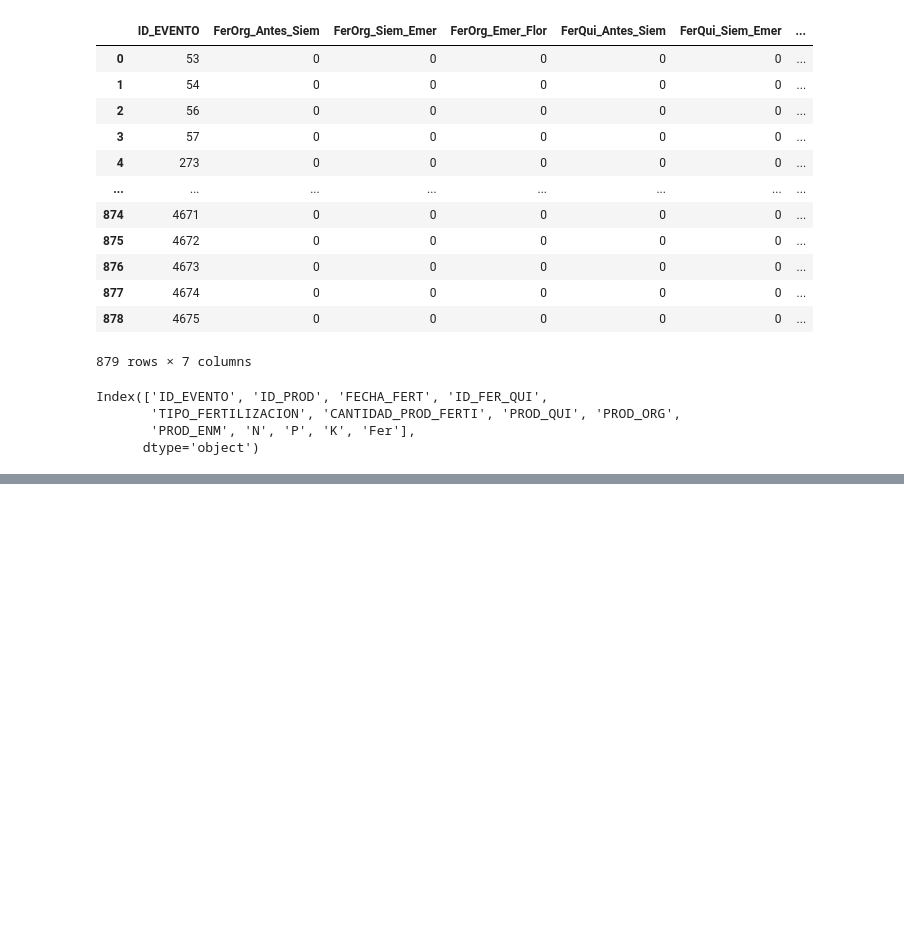
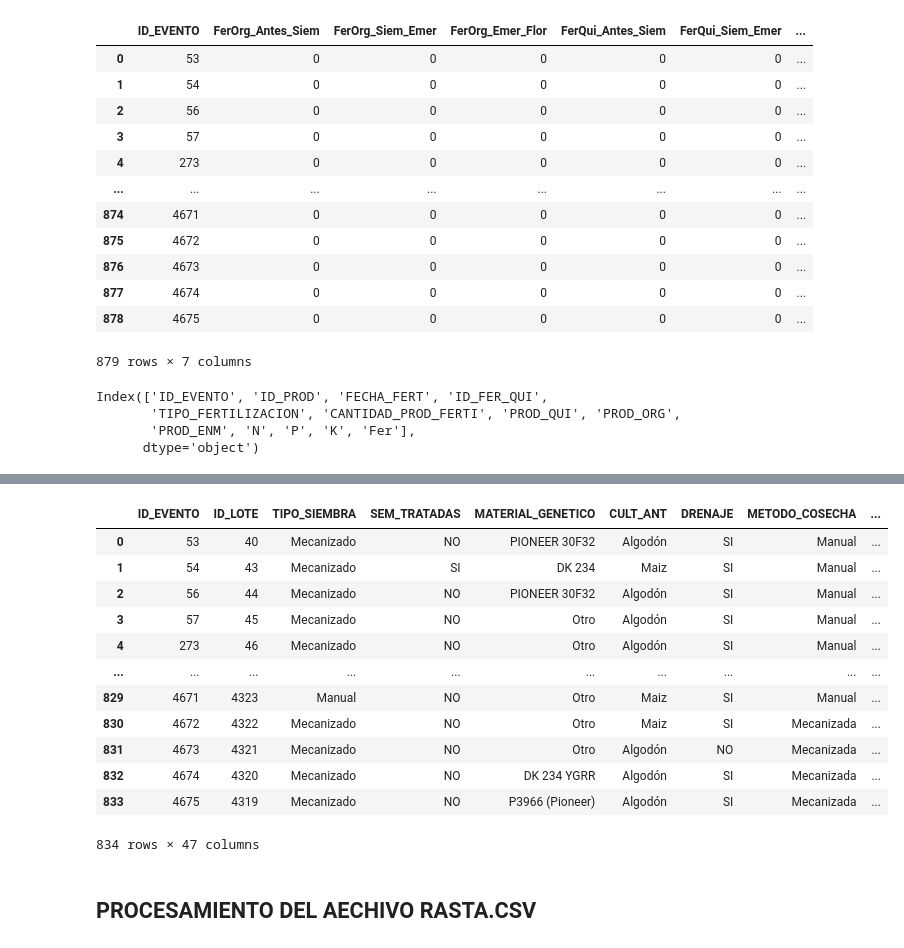
Before and after one commit to GermanMoran/TesisMaestria, a Jupyter notebook: codigos/LIMPIEZA_DATOS.ipynb, the cells around one changed output, grey strips where cells are left out. Cells and saved outputs as stored; diff of their text form; code cells hidden in the pictures; blank space fills up the shorter version.

```diff
--- a/codigos/LIMPIEZA_DATOS.ipynb
+++ b/codigos/LIMPIEZA_DATOS.ipynb
@@ -1109,0 +1212,7 @@ Name: TotN_Antes_Siem, dtype: int64
+# %%
+# Finalmente se obtienen las variables relacionadas a las fertilizaciones que hacen referencia:
+# Numero total de fertilizaciones [Quimicas - Organicas] x evento en c/u de las etapas
+# Cantidad total de Quimicos  [N,P,K] aplicados a cada evento, en cada una de las etapas del cultivo
+
+VariablesDeFertilizaciones = pd.merge(fertilizacionesQimicasPorEtapa,fertilizacionesPorEtapa , how='inner')
+VariablesDeFertilizaciones.head(5)
@@ -1109,0 +1228,22 @@ Name: TotN_Antes_Siem, dtype: int64
+# %%
+# Finalmente se realiza el merge con los eventos fianales y se incluye la parte de Fertilizaciones
+eventosFinales = pd.merge(eventosFinales,VariablesDeFertilizaciones, how='inner')
+# %%
+# El numero de columnas coinciden - menos registros
+eventosFinales
+# %% [output]
+|  | ID_EVENTO | ID_LOTE | TIPO_SIEMBRA | SEM_TRATADAS | MATERIAL_GENETICO | CULT_ANT | DRENAJE | METODO_COSECHA | ... |
+| 0 | 53 | 40 | Mecanizado | NO | PIONEER 30F32 | Algodón | SI | Manual | ... |
+| 1 | 54 | 43 | Mecanizado | SI | DK 234 | Maiz | SI | Manual | ... |
+| 2 | 56 | 44 | Mecanizado | NO | PIONEER 30F32 | Algodón | SI | Manual | ... |
+| 3 | 57 | 45 | Mecanizado | NO | Otro | Algodón | SI | Manual | ... |
+| 4 | 273 | 46 | Mecanizado | NO | Otro | Algodón | SI | Manual | ... |
+| ... | ... | ... | ... | ... | ... | ... | ... | ... | ... |
+| 829 | 4671 | 4323 | Manual | NO | Otro | Maiz | SI | Manual | ... |
+| 830 | 4672 | 4322 | Mecanizado | NO | Otro | Maiz | SI | Mecanizada | ... |
+| 831 | 4673 | 4321 | Mecanizado | NO | Otro | Algodón | NO | Mecanizada | ... |
+| 832 | 4674 | 4320 | Mecanizado | NO | DK 234 YGRR | Algodón | SI | Mecanizada | ... |
+| 833 | 4675 | 4319 | Mecanizado | NO | P3966 (Pioneer) | Algodón | SI | Mecanizada | ... |
+834 rows × 47 columns
+# %% [markdown]
+## PROCESAMIENTO DEL AECHIVO RASTA.CSV
```
Also changed, not shown: parts of 9 cells of this notebook, 3 other files.
